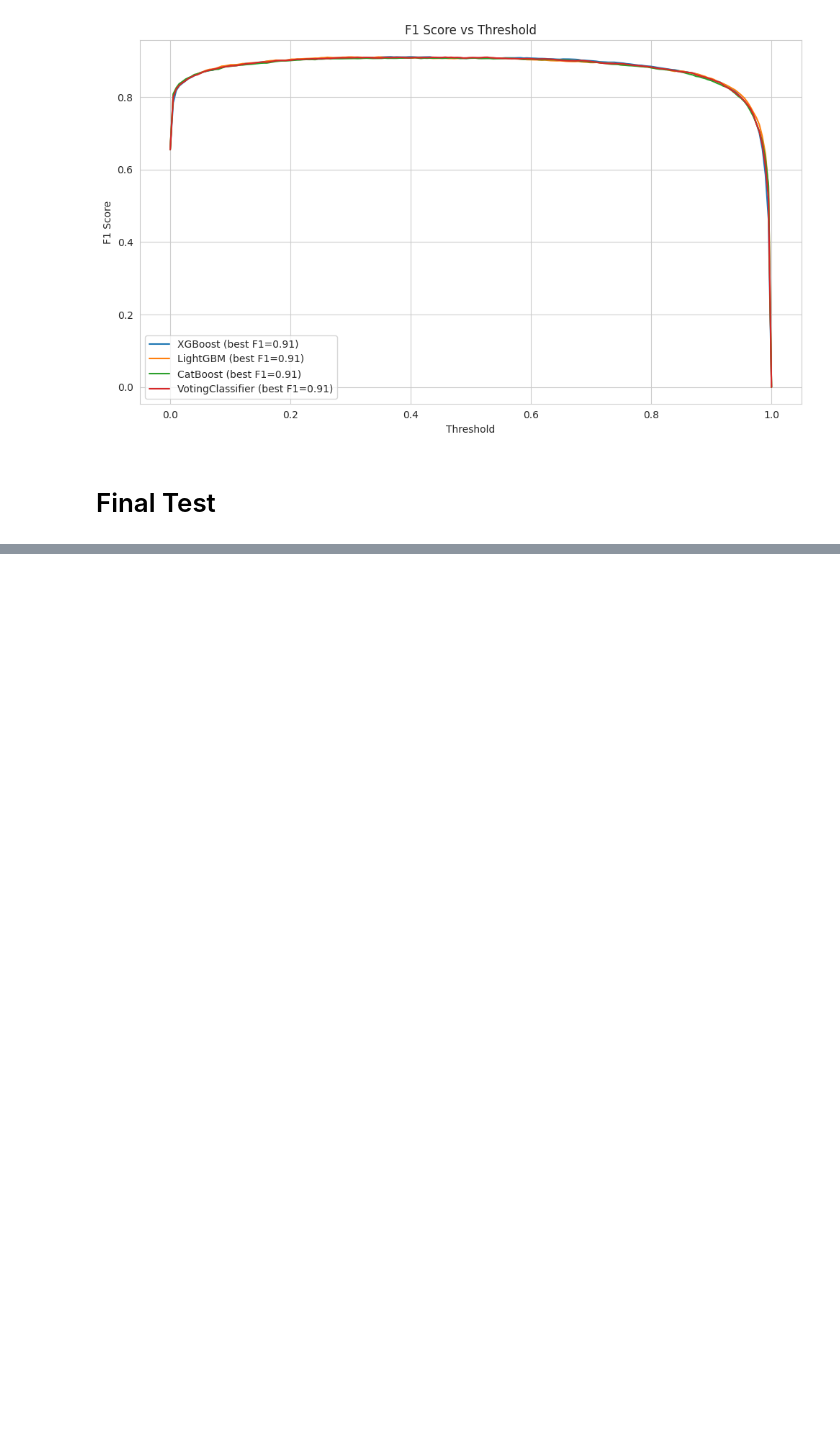
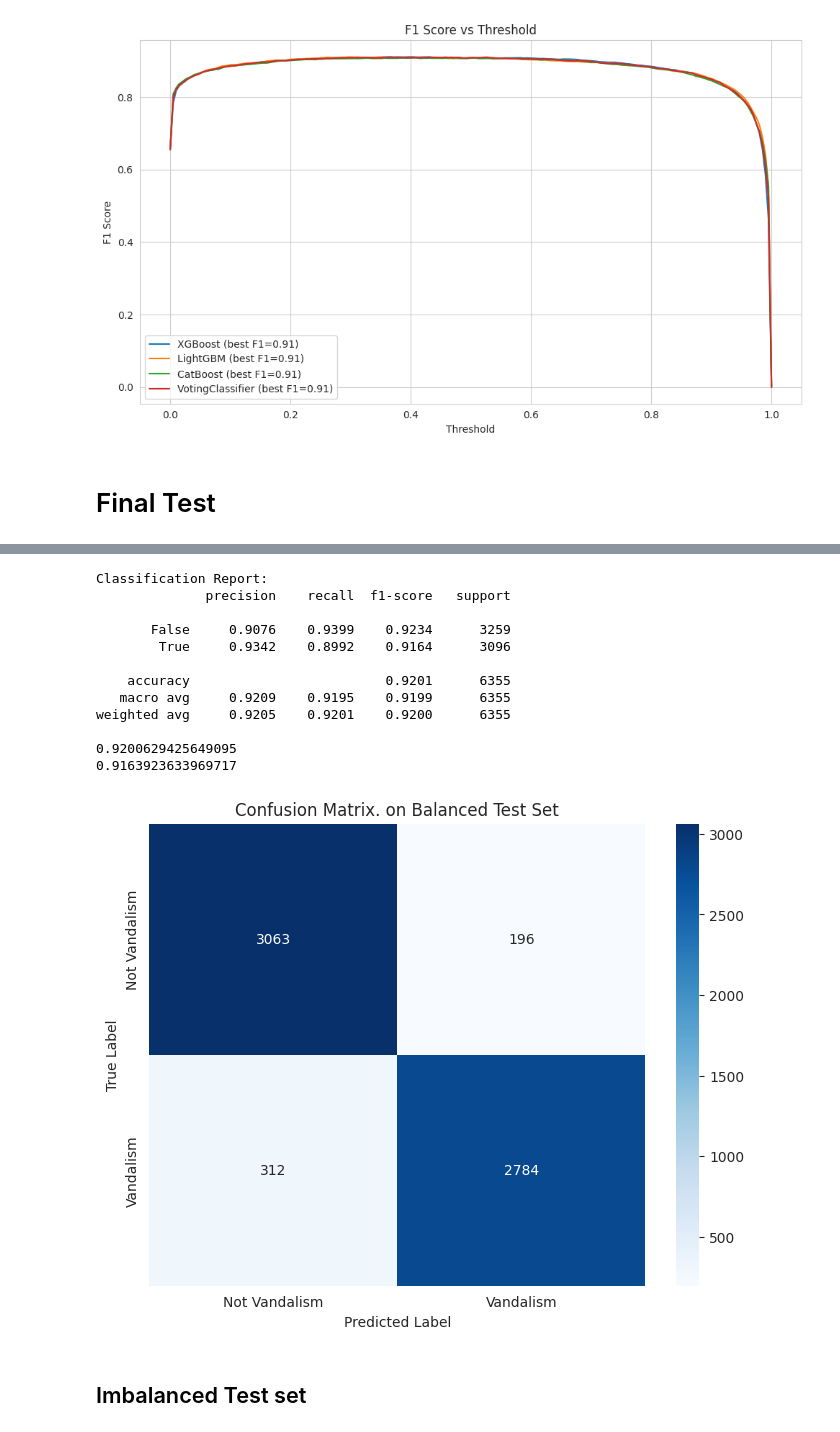
Before and after one commit to Daniel-Milanes/WikiShield, a Jupyter notebook: models/Paul_votingmethod.ipynb, the cells around one changed output, grey strips where cells are left out. Cells and saved outputs as stored; diff of their text form; code cells hidden in the pictures; blank space fills up the shorter version.

Commit message:
Final test model

```diff
--- a/models/Paul_votingmethod.ipynb
+++ b/models/Paul_votingmethod.ipynb
@@ -758,0 +792,34 @@ print(classification_report(test_df.isvandalism, y_pred, digits=4))
+# %%
+# Classification Report
+print("\nClassification Report:")
+print(classification_report(test_df.isvandalism, y_pred, digits=4))
+print(accuracy_score(test_df.isvandalism, y_pred))
+print(f1_score(test_df.isvandalism, y_pred))
+
+#heatmap
+confmat = confusion_matrix(test_df.isvandalism,y_pred)
+
+plt.figure(figsize=(8, 6)) # Adjust figure size as needed
+sns.heatmap(confmat, annot=True, fmt='d', cmap='Blues',
+                    xticklabels=['Not Vandalism', 'Vandalism'],
+                    yticklabels=['Not Vandalism', 'Vandalism'])
+plt.title('Confusion Matrix. on Balanced Test Set')
+plt.xlabel('Predicted Label')
+plt.ylabel('True Label')
+plt.show()
+# %% [output]
+Classification Report:
+              precision    recall  f1-score   support
+
+       False     0.9076    0.9399    0.9234      3259
+        True     0.9342    0.8992    0.9164      3096
+
+    accuracy                         0.9201      6355
+   macro avg     0.9209    0.9195    0.9199      6355
+weighted avg     0.9205    0.9201    0.9200      6355
+
+0.9200629425649095
+0.9163923633969717
+[figure, added]
+# %% [markdown]
+## Imbalanced Test set
```
Also changed, not shown: parts of 7 cells of this notebook, 1 other file.
